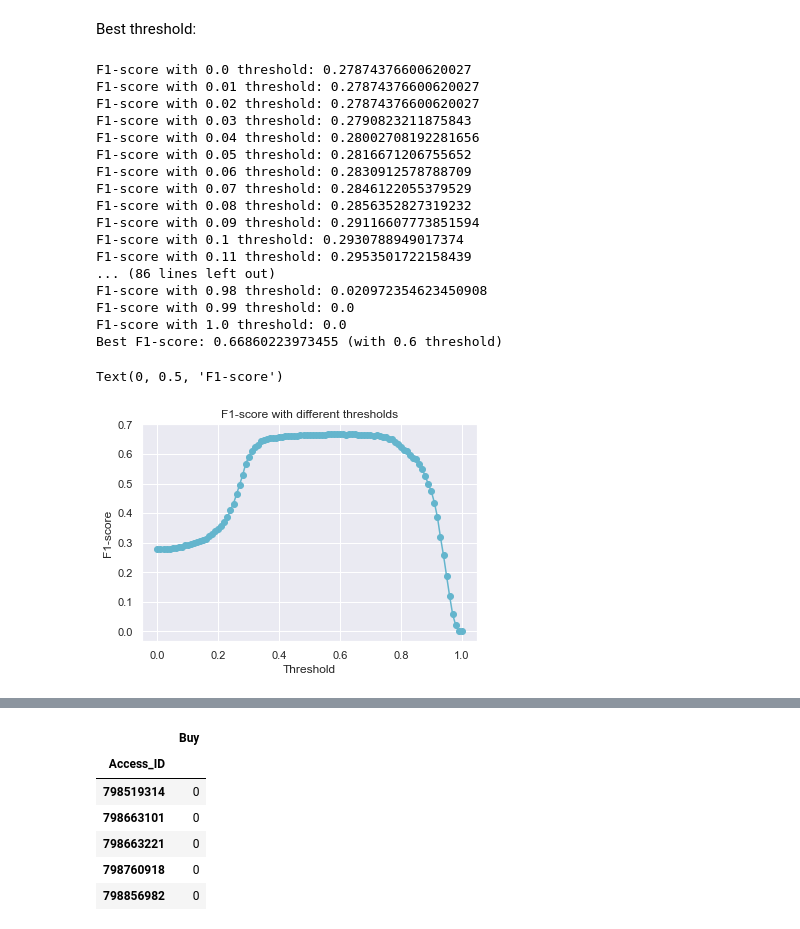
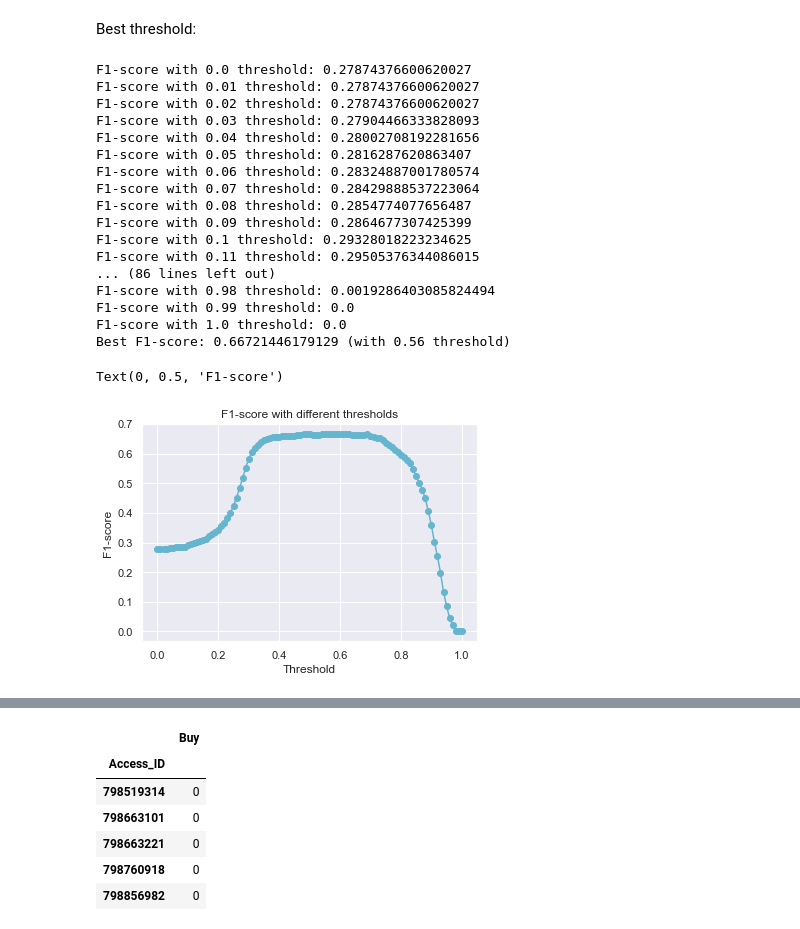
Before and after one commit to filipacarreira/MachineLearningProject, a Jupyter notebook: techscape-ecommerce/group_35.ipynb, the cells around one changed output, grey strips where cells are left out. Drawn from its saved outputs; the diff is of its cells as text; code cells hidden in the pictures.

```diff
--- a/techscape-ecommerce/group_35.ipynb
+++ b/techscape-ecommerce/group_35.ipynb
@@ -2594,43 +2594,43 @@ Best Hyperparameters: {'C': 0.01, 'penalty': 'l2', 'solver': 'newton-cg'}
 # %% [markdown]
 Best threshold:
 # %%
-clf = LogisticRegression(C = 0.01, penalty = 'l2', solver = 'newton-cg', class_weight={0:1,1:5.6})
+clf = LogisticRegression(C = 0.01, penalty = 'l2', solver = 'newton-cg', class_weight='balanced')
 clf.fit(X_train_out_robust[set1_no_bin], y_train_out)
 
 f1_scores = []
 max_f1 = 0
 best_threshold = 0
 for i in arange(0, 1.01, 0.01):
       preds = np.where(clf.predict_proba(X_train_out_robust[set1_no_bin])[:,1] > i, 1, 0)
       f1_scores.append(f1_score(y_train_out, preds))
       print(f'F1-score with {i} threshold: {f1_score(y_train_out, preds)}')
       if f1_score(y_train_out, preds) > max_f1:
             max_f1 = f1_score(y_train_out, preds)
             best_threshold = i
 
 print(f'Best F1-score: {max_f1} (with {best_threshold} threshold)')
 plt.plot(arange(0,1.01,0.01), f1_scores, color ='c', marker='o')
 plt.title('F1-score with different thresholds')
 plt.xlabel('Threshold')
 plt.ylabel('F1-score')
 # %% [output]
 F1-score with 0.0 threshold: 0.27874376600620027
 F1-score with 0.01 threshold: 0.27874376600620027
 F1-score with 0.02 threshold: 0.27874376600620027
-F1-score with 0.03 threshold: 0.2790823211875843
+F1-score with 0.03 threshold: 0.27904466333828093
 F1-score with 0.04 threshold: 0.28002708192281656
-F1-score with 0.05 threshold: 0.2816671206755652
-F1-score with 0.06 threshold: 0.2830912578788709
-F1-score with 0.07 threshold: 0.2846122055379529
-F1-score with 0.08 threshold: 0.2856352827319232
-F1-score with 0.09 threshold: 0.29116607773851594
-F1-score with 0.1 threshold: 0.2930788949017374
-F1-score with 0.11 threshold: 0.2953501722158439
+F1-score with 0.05 threshold: 0.2816287620863407
+F1-score with 0.06 threshold: 0.28324887001780574
+F1-score with 0.07 threshold: 0.28429888537223064
+F1-score with 0.08 threshold: 0.2854774077656487
+F1-score with 0.09 threshold: 0.2864677307425399
+F1-score with 0.1 threshold: 0.29328018223234625
+F1-score with 0.11 threshold: 0.29505376344086015
 ... (86 lines left out)
-F1-score with 0.98 threshold: 0.020972354623450908
+F1-score with 0.98 threshold: 0.0019286403085824494
 F1-score with 0.99 threshold: 0.0
 F1-score with 1.0 threshold: 0.0
-Best F1-score: 0.66860223973455 (with 0.6 threshold)
+Best F1-score: 0.66721446179129 (with 0.56 threshold)
 Text(0, 0.5, 'F1-score')
-[figure, old version]
+[figure, new version]
 # %%
```
Also changed, not shown: parts of 25 cells of this notebook.
